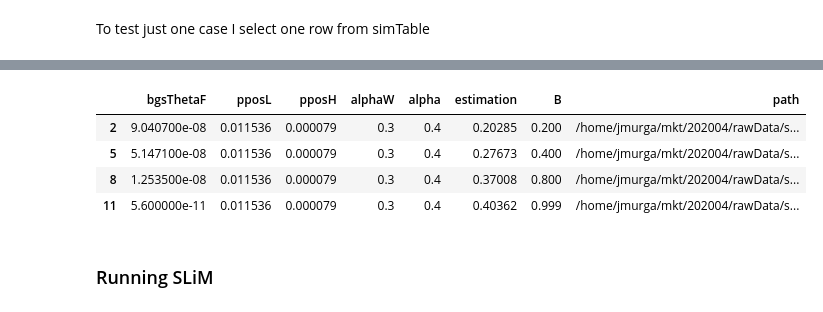
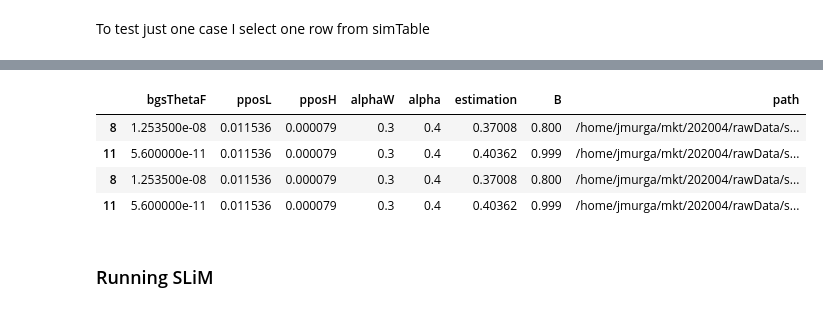
Before and after one commit to jmurga/abcmk_simulations, a Jupyter notebook: scripts/notebooks/bgsSimulations.ipynb, the cells around one changed output, grey strips where cells are left out. Cells and saved outputs as stored; diff of their text form; code cells hidden in the pictures.

```diff
--- a/scripts/notebooks/bgsSimulations.ipynb
+++ b/scripts/notebooks/bgsSimulations.ipynb
@@ -186,11 +189,11 @@ tmpSim = pd.concat([tmpSim,simTable.tail(4).head(1)])
-# %%
-tmpSim = pd.concat([tmpSim,simTable.tail(1)]);tmpSim
-# %% [output]
-|  | bgsThetaF | pposL | pposH | alphaW | alpha | estimation | B | path |
-| 2 | 9.040700e-08 | 0.011536 | 0.000079 | 0.3 | 0.4 | 0.20285 | 0.200 | /home/jmurga/mkt/202004/rawData/s... |
-| 5 | 5.147100e-08 | 0.011536 | 0.000079 | 0.3 | 0.4 | 0.27673 | 0.400 | /home/jmurga/mkt/202004/rawData/s... |
-| 8 | 1.253500e-08 | 0.011536 | 0.000079 | 0.3 | 0.4 | 0.37008 | 0.800 | /home/jmurga/mkt/202004/rawData/s... |
-| 11 | 5.600000e-11 | 0.011536 | 0.000079 | 0.3 | 0.4 | 0.40362 | 0.999 | /home/jmurga/mkt/202004/rawData/s... |
+# %%
+tmpSim
+# %% [output]
+|  | bgsThetaF | pposL | pposH | alphaW | alpha | estimation | B | path |
+| 8 | 1.253500e-08 | 0.011536 | 0.000079 | 0.3 | 0.4 | 0.37008 | 0.800 | /home/jmurga/mkt/202004/rawData/s... |
+| 11 | 5.600000e-11 | 0.011536 | 0.000079 | 0.3 | 0.4 | 0.40362 | 0.999 | /home/jmurga/mkt/202004/rawData/s... |
+| 8 | 1.253500e-08 | 0.011536 | 0.000079 | 0.3 | 0.4 | 0.37008 | 0.800 | /home/jmurga/mkt/202004/rawData/s... |
+| 11 | 5.600000e-11 | 0.011536 | 0.000079 | 0.3 | 0.4 | 0.40362 | 0.999 | /home/jmurga/mkt/202004/rawData/s... |
 # %% [markdown]
 ### Running SLiM
 # %% [markdown]
```
Also changed, not shown: parts of 10 cells of this notebook, 14 other files.
